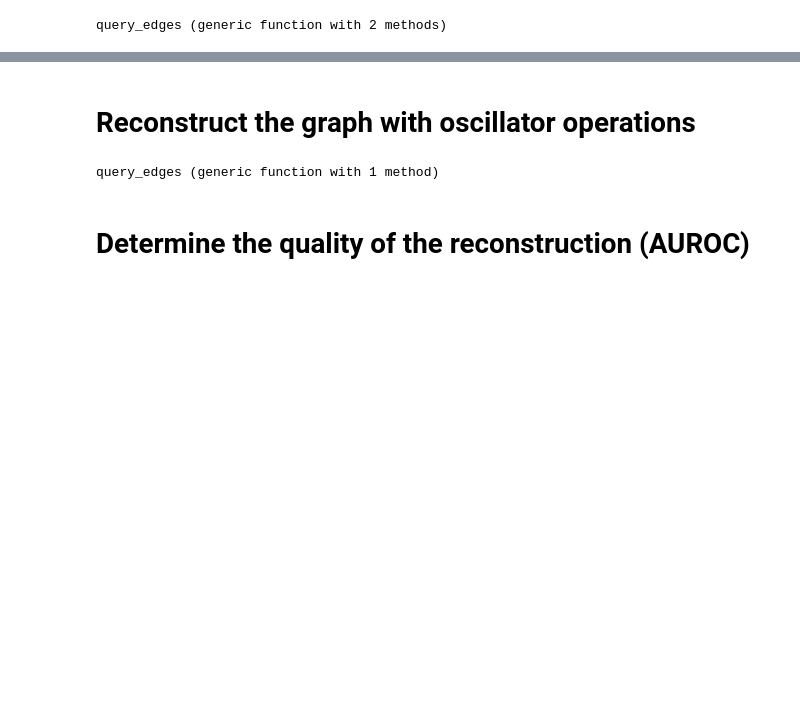
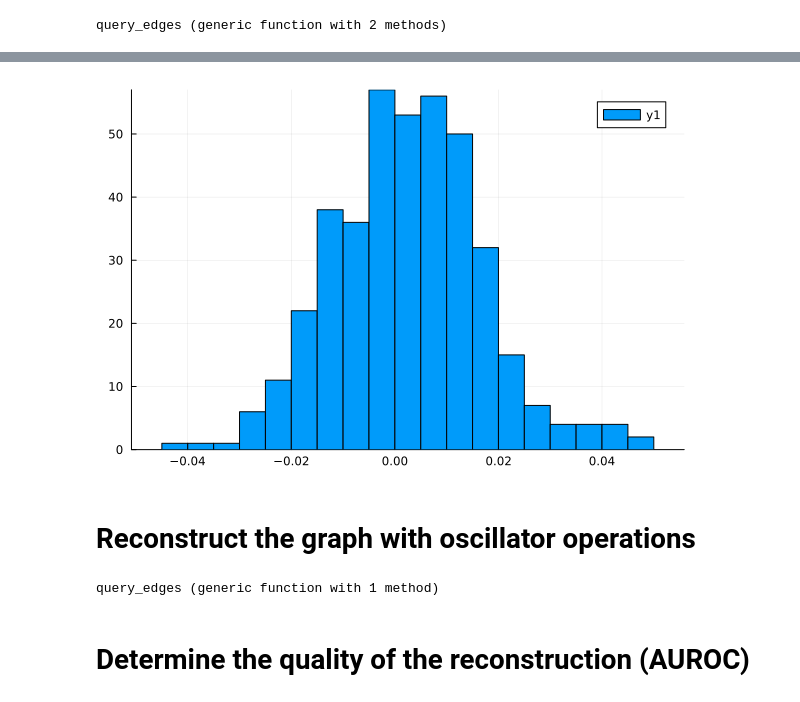
Before and after one commit to wilkieolin/phasor_julia, a Jupyter notebook: graph_demo.ipynb, the cells around one changed output, grey strips where cells are left out. Saved outputs shown, nothing was run; the diff lists cells and outputs as text; code cells hidden in the pictures; blank space fills up the shorter version.

```diff
--- a/graph_demo.ipynb
+++ b/graph_demo.ipynb
@@ -357,3 +265,7 @@ r[1][1,end,1,:]
+# %%
+histogram((rec1 .- sop[1,:,:])|> vec)
+# %% [output]
+[figure, added]
 # %% [markdown]
 # Reconstruct the graph with oscillator operations
 # %%
```
Also changed, not shown: parts of 32 cells of this notebook, 4 other files.
